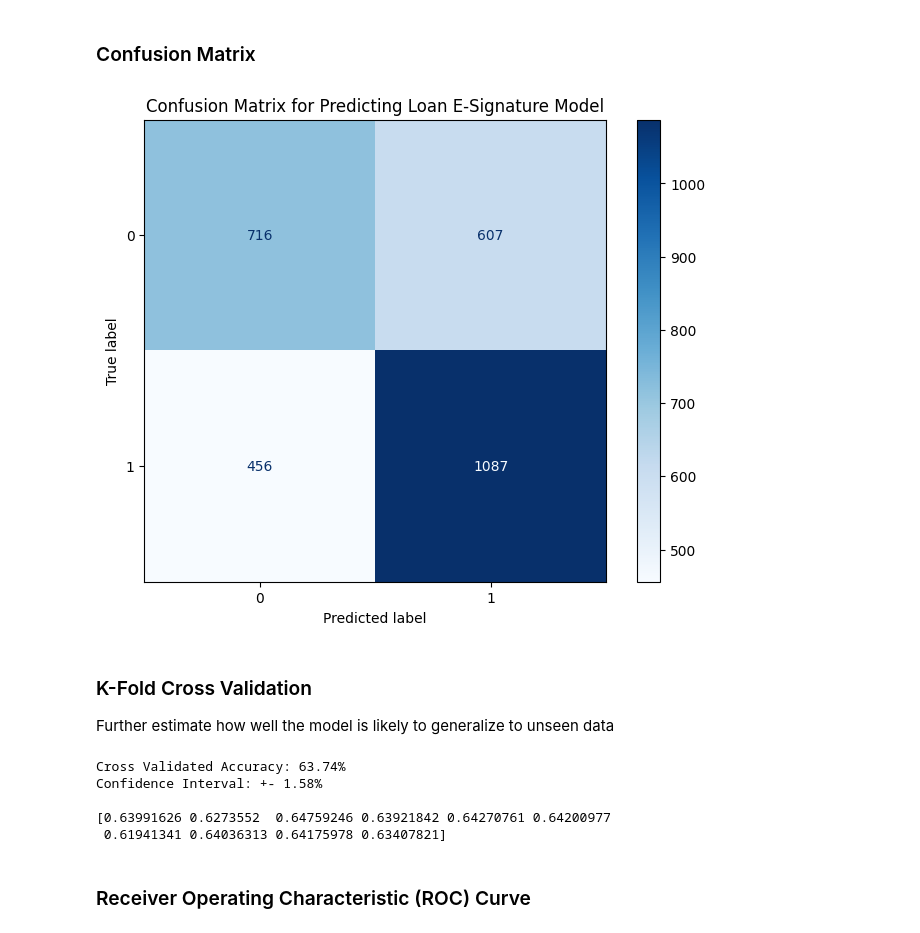
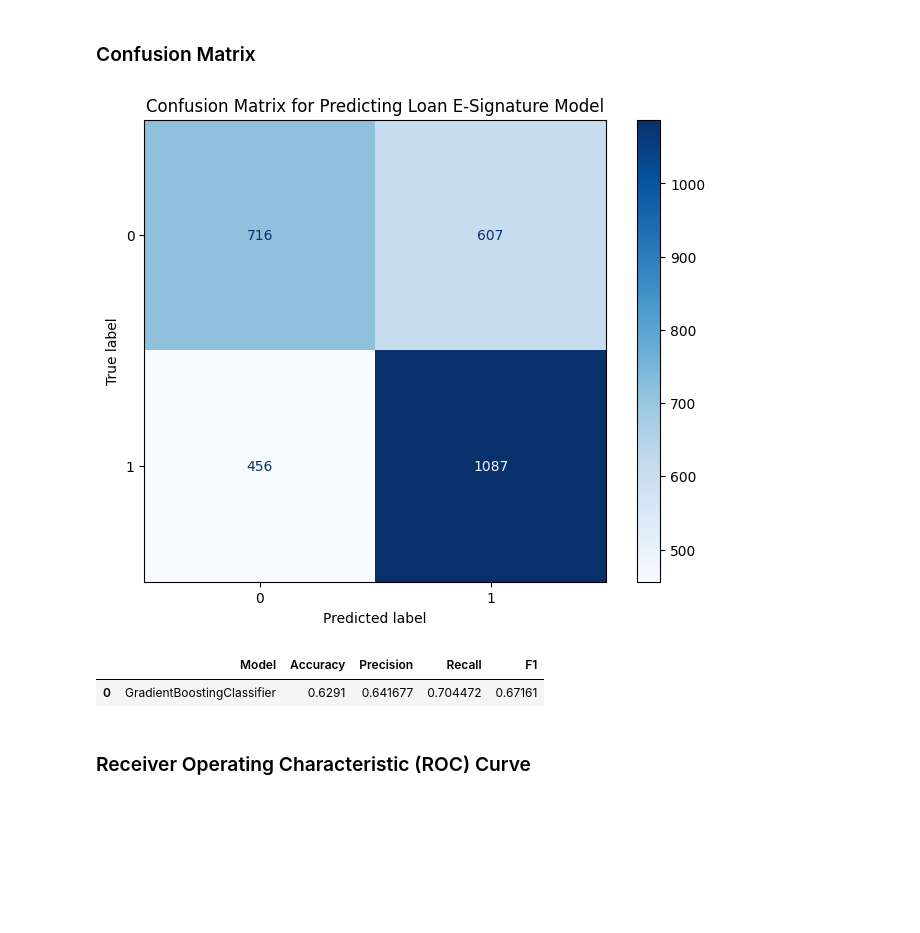
Before and after one commit to c-grigsby/ml-fintech-case-studies, a Jupyter notebook: predicting-loan-signatures/notebooks/predicting-loan-signatures_model.ipynb, the cells around one changed output. Drawn from its saved outputs; the diff is of its cells as text; code cells hidden in the pictures; blank space fills up the shorter version.

Commit message:
case(loanSignatures): update model evaluation

```diff
--- a/predicting-loan-signatures/notebooks/predicting-loan-signatures_model.ipynb
+++ b/predicting-loan-signatures/notebooks/predicting-loan-signatures_model.ipynb
@@ -435,30 +436,18 @@ def sklearn_confusion_matrix(y_test, y_predict):
     ax.set(title='Confusion Matrix for Predicting Loan E-Signature Model')
     display.plot(ax=ax, cmap='Blues', values_format='d')
     plt.show()
-
-
-sklearn_confusion_matrix(y_validation, y_predict)
-# %% [output]
-[figure, removed]
-# %% [markdown]
-### K-Fold Cross Validation
-
-Further estimate how well the model is likely to generalize to unseen data
-# %%
-from sklearn.model_selection import cross_val_score
-
-# Perform k-fold cross-validation, here with 10 folds
-accuracies = cross_val_score(estimator=model, X=X_train_and_validation, y=y_train_and_validation, cv=10)
-
-print("Cross Validated Accuracy: {:.2f}%".format(accuracies.mean()*100))
-print("Confidence Interval: +- {:.2f}%\n".format((accuracies.std()*2)*100))
-print(accuracies)
-# %% [output]
-Cross Validated Accuracy: 63.74%
-Confidence Interval: +- 1.58%
-
-[0.63991626 0.6273552  0.64759246 0.63921842 0.64270761 0.64200977
- 0.61941341 0.64036313 0.64175978 0.63407821]
+# %%
+# Plot confusion matrix
+sklearn_confusion_matrix(y_validation, y_predict)
+# Make predictions and display scores
+baseline_results_df = pd.DataFrame()
+model.predict(X_validation)
+baseline_results_df = evaluate_scores_and_concat(y_validation, y_predict, f'{type(model).__name__}', baseline_results_df)
+baseline_results_df
+# %% [output]
+[figure, added]
+|  | Model | Accuracy | Precision | Recall | F1 |
+| 0 | GradientBoostingClassifier | 0.6291 | 0.641677 | 0.704472 | 0.67161 |
 # %% [markdown]
 ### Receiver Operating Characteristic (ROC) Curve
 # %%
```
Also changed, not shown: parts of 15 cells of this notebook, 1 other file.
